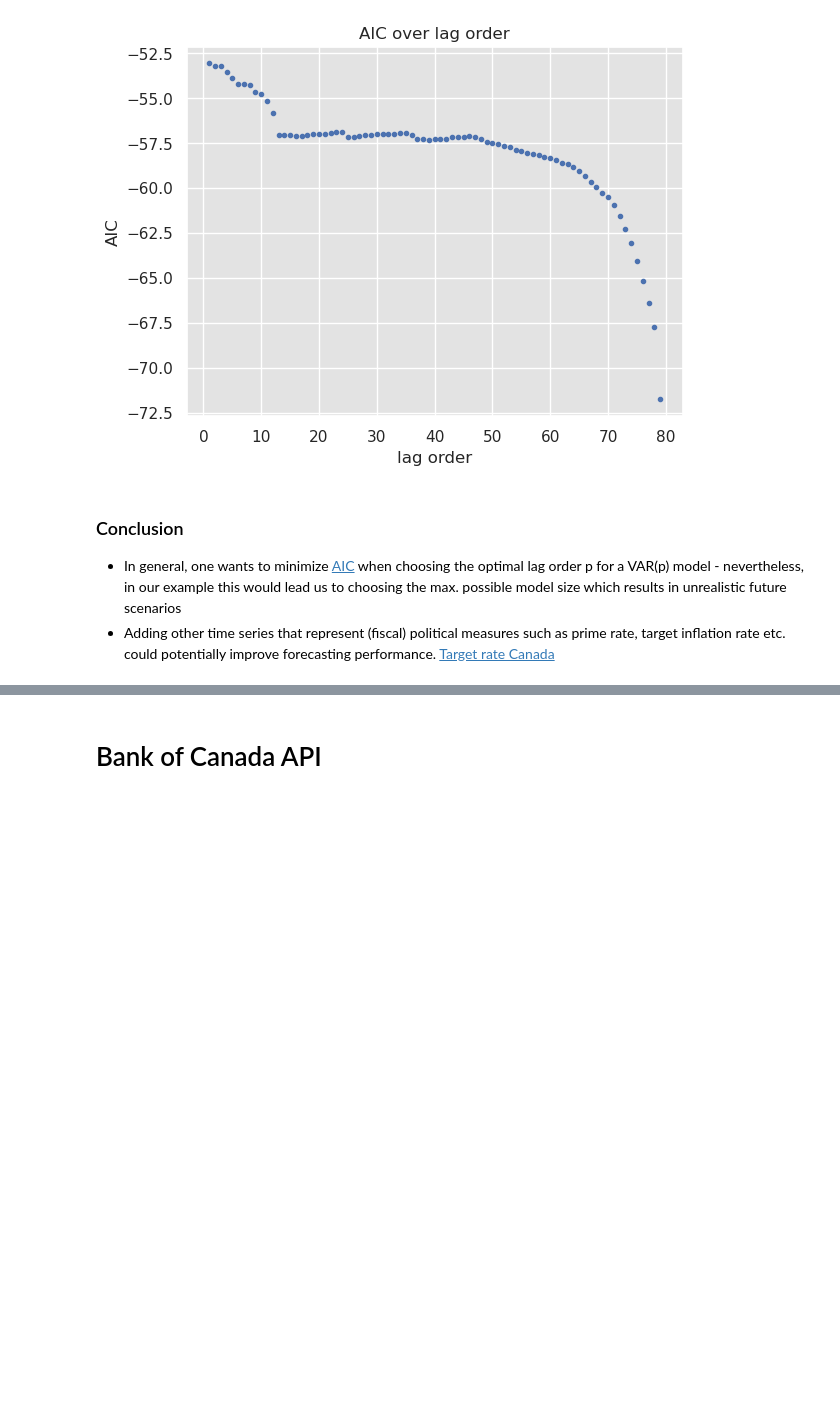
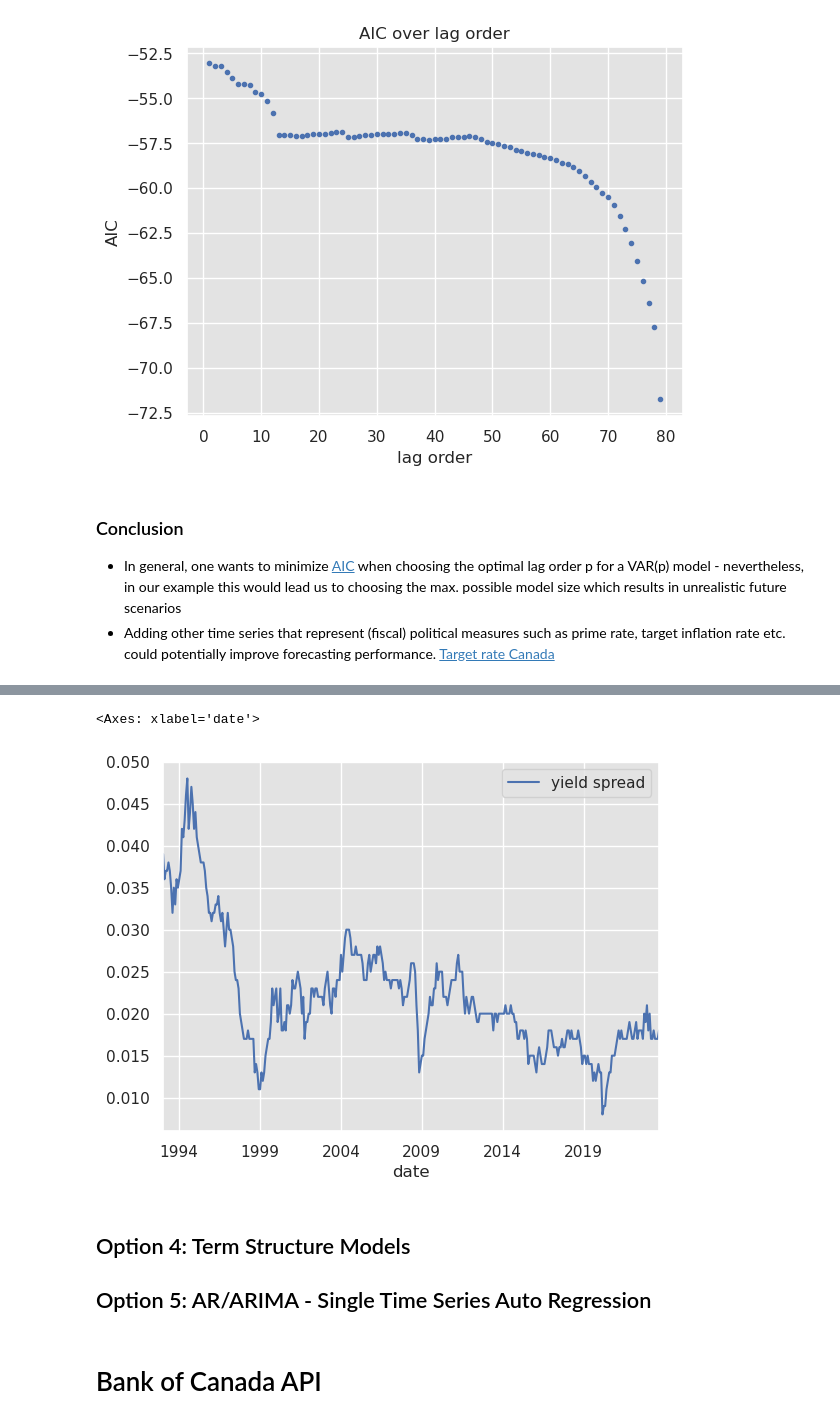
Before and after one commit to marcussteinbacher/fm_se, a Jupyter notebook: fm_se.ipynb, the cells around one changed output, grey strips where cells are left out. Cells and saved outputs as stored; diff of their text form; code cells hidden in the pictures; blank space fills up the shorter version.

```diff
--- a/fm_se.ipynb
+++ b/fm_se.ipynb
@@ -1447,3 +1525,11 @@ plt.show()
+# %%
+yield_spread.plot()
+# %% [output]
+<Axes: xlabel='date'>
+[figure, added]
+# %% [markdown]
+## Option 4: Term Structure Models
+## Option 5: AR/ARIMA - Single Time Series Auto Regression
 # %% [markdown]
 # Bank of Canada API
 # %%
```
Also changed, not shown: parts of 27 cells of this notebook, 9 other files.
